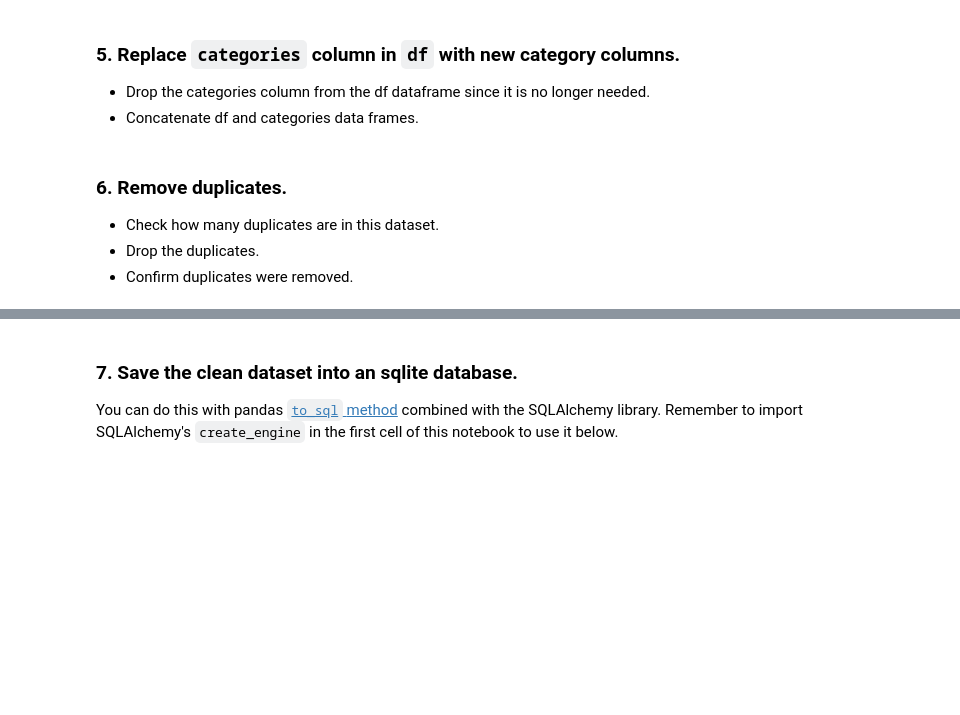
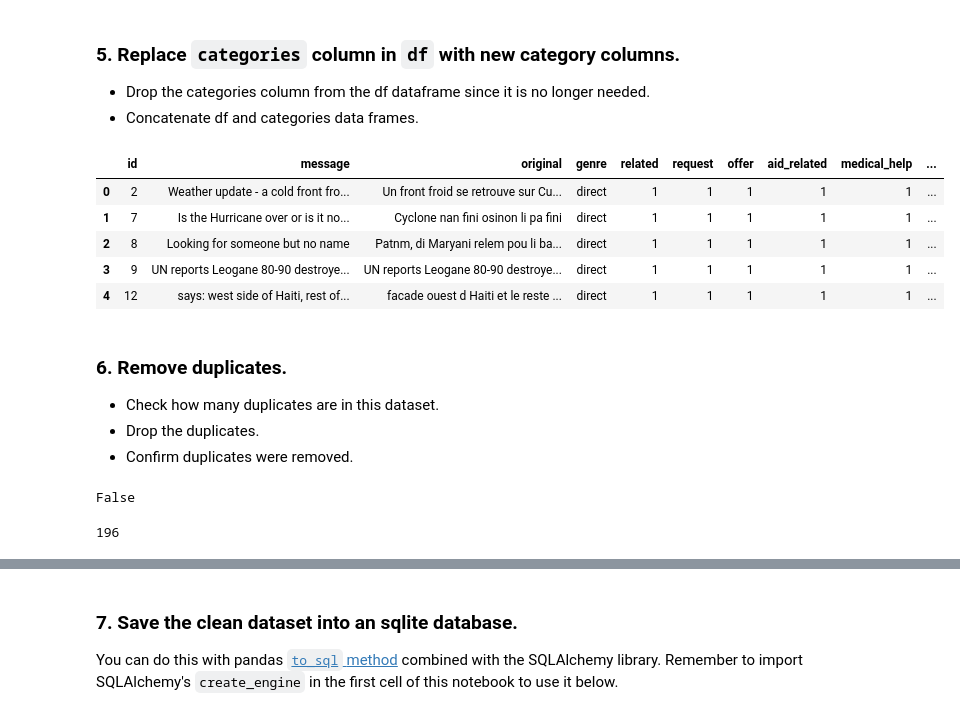
Before and after one commit to tikhonova/Building_Pipelines, a Jupyter notebook: ETL Pipeline Preparation.ipynb, the cells around one changed output, grey strips where cells are left out. Drawn from its saved outputs; the diff is of its cells as text; code cells hidden in the pictures; blank space fills up the shorter version.

```diff
--- a/ETL Pipeline Preparation.ipynb
+++ b/ETL Pipeline Preparation.ipynb
@@ -131,9 +256,7 @@ categories
 # %%
-for column in categories:
+for column in cat:
     # set each value to be the last character of the string
-    categories[column] =
-
-    # convert column from string to numeric
-    categories[column] =
-categories.head()
+    for value in column:
+        cat[column] = [x.split('-')[-1] for x in cat.iloc[:,0]]
+cat.head(3)
 # %% [output]
@@ -147,14 +311,27 @@ df.head()
 # %%
 # drop the original categories column from `df`
 
 # concatenate the original dataframe with the new `categories` dataframe
-df = pd.concat([df.drop()])
+df = pd.concat([df.drop('categories',axis=1),cat],axis=1)
 df.head()
+# %% [output]
+|  | id | message | original | genre | related | request | offer | aid_related | medical_help | ... |
+| 0 | 2 | Weather update - a cold front fro... | Un front froid se retrouve sur Cu... | direct | 1 | 1 | 1 | 1 | 1 | ... |
+| 1 | 7 | Is the Hurricane over or is it no... | Cyclone nan fini osinon li pa fini | direct | 1 | 1 | 1 | 1 | 1 | ... |
+| 2 | 8 | Looking for someone but no name | Patnm, di Maryani relem pou li ba... | direct | 1 | 1 | 1 | 1 | 1 | ... |
+| 3 | 9 | UN reports Leogane 80-90 destroye... | UN reports Leogane 80-90 destroye... | direct | 1 | 1 | 1 | 1 | 1 | ... |
+| 4 | 12 | says: west side of Haiti, rest of... | facade ouest d Haiti et le reste ... | direct | 1 | 1 | 1 | 1 | 1 | ... |
 # %% [markdown]
 ### 6. Remove duplicates.
 - Check how many duplicates are in this dataset.
 - Drop the duplicates.
 - Confirm duplicates were removed.
+# %%
+df.duplicated(['id']).sum() == 0
+# %% [output]
+False
 # %%
 # check number of duplicates
-df.duplicated(['id']).sum() == 0
+print(sum(df.duplicated()))
+# %% [output]
+196
```
Also changed, not shown: parts of 31 cells of this notebook, 2 other files.
